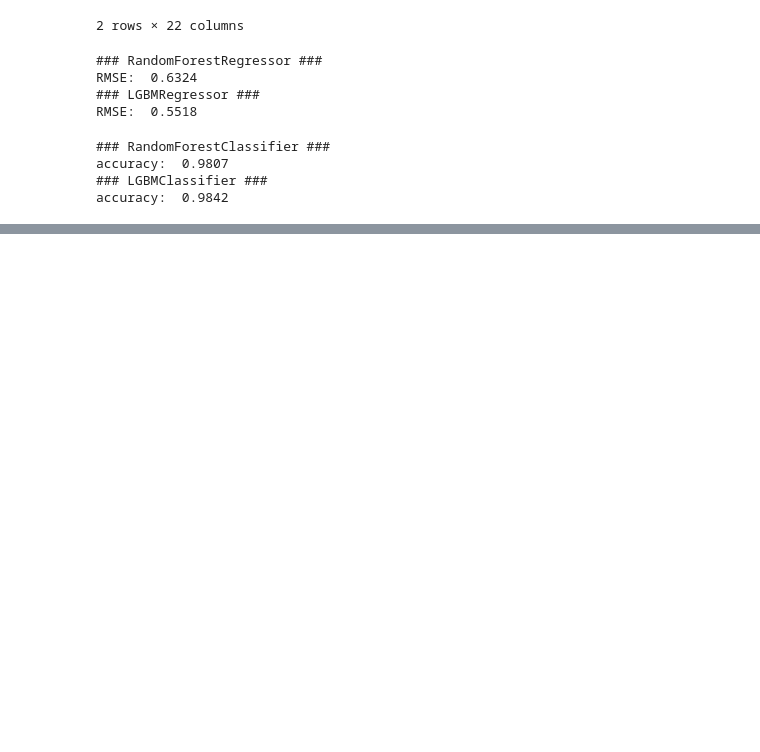
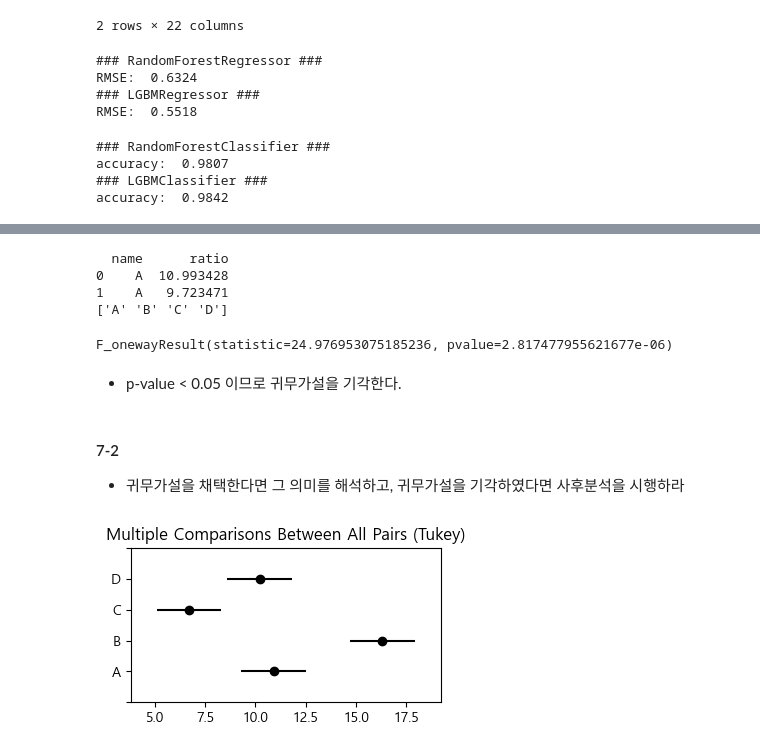
Before and after one commit to Park-Young-Bin/ADP_code, a Jupyter notebook: 29회 기출.ipynb, the cells around one changed output, grey strips where cells are left out. Drawn from its saved outputs; the diff is of its cells as text; code cells hidden in the pictures; blank space fills up the shorter version.

```diff
--- a/29회 기출.ipynb
+++ b/29회 기출.ipynb
@@ -282,0 +403,31 @@ accuracy:  0.9842
+# %%
+df = pd.read_csv('https://raw.githubusercontent.com/Datamanim/datarepo/main/adp/29/p7.csv')
+print(df.head(2))
+print(df.name.unique())
+# %% [output]
+  name      ratio
+0    A  10.993428
+1    A   9.723471
+['A' 'B' 'C' 'D']
+# %%
+# 차종별 df 생성
+for car in df.name.unique():
+    globals()['{}_df'.format(car)] = df.loc[df['name']==car, 'ratio']
+
+# 분산분석
+import scipy.stats as stats
+stats.f_oneway(A_df, B_df, C_df, D_df)
+# %% [output]
+F_onewayResult(statistic=24.976953075185236, pvalue=2.817477955621677e-06)
+# %% [markdown]
+- p-value < 0.05 이므로 귀무가설을 기각한다.
+# %% [markdown]
+#### 7-2
+- 귀무가설을 채택한다면 그 의미를 해석하고, 귀무가설을 기각하였다면 사후분석을 시행하라
+# %%
+from statsmodels.stats.multicomp import pairwise_tukeyhsd, MultiComparison
+mc = MultiComparison(data=df.ratio, groups=df.name)
+tuekeyhsd = mc.tukeyhsd(alpha=0.05)
+fig = tuekeyhsd.plot_simultaneous(figsize=(4,2));
+# %% [output]
+[figure, added]
```
Also changed, not shown: parts of 18 cells of this notebook.
